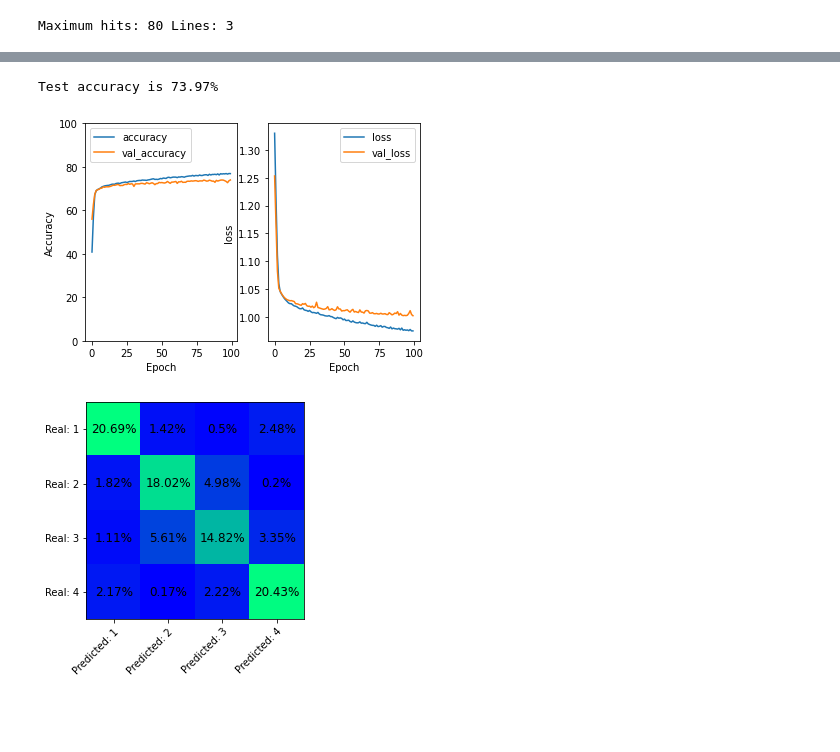
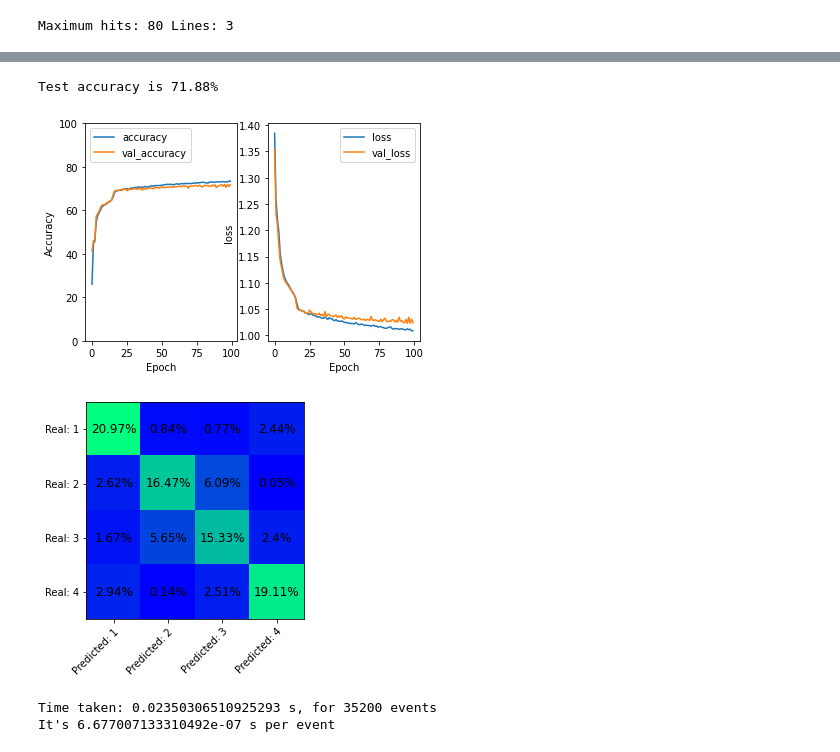
Before and after one commit to NeuTron1943/MicrochannelNN, a Jupyter notebook: Experiments.ipynb, the cells around one changed output, grey strips where cells are left out. Cells and saved outputs as stored; diff of their text form; code cells hidden in the pictures; blank space fills up the shorter version.

```diff
--- a/Experiments.ipynb
+++ b/Experiments.ipynb
@@ -363,11 +367,6 @@ class NetworkConv(nn.Module):
         return t
 # %%
 # В этом блоке - сам процесс обучения
-trainDS = DatasetNN(train_labels, train_features_c)
-testDS = DatasetNN(test_labels, test_features_c)
-train_dataloader = torch.utils.data.DataLoader(trainDS, batch_size=batch_size, shuffle=True)
-test_dataloader = torch.utils.data.DataLoader(testDS, batch_size=len(testDS))
-
 net_c = NetworkConv()
 optimizer_c = optim.Adam(net_c.parameters(), lr=0.001, weight_decay=0.0001)
 
@@ -381,28 +380,29 @@ total_val_accuracy_c = []
 
 # Learning process
 for epoch in range(number_of_epoches_conv):
-    total_correct_c = 0
+    total_correct = 0
     t_loss = 0.0
-    for batch in train_dataloader:
-        batch_labels = batch['label']
+    for batch in trDL:
+        batch_labels = batch['label'].type(torch.LongTensor)
         batch_features = batch['feature']
 
-        predicted_c = net_c(batch_features)
-        loss_c = F.cross_entropy(predicted_c, batch_labels, loss_weights_c)
+        predicted = net_c(batch_features)
+        loss = F.cross_entropy(predicted, batch_labels, loss_weights_c)
         optimizer_c.zero_grad()
-        loss_c.backward()
+        loss.backward()
         optimizer_c.step()
-        t_loss += (loss_c.item() * batch_size / len(trainDS))
-        total_correct_c += get_correct_predictions(predicted_c, batch_labels)
+        t_loss += (loss.item() * batch_size / len(trDS))
+        # t_loss += (loss.item() / batch_size) / len(trDS)
+        total_correct += get_correct_predictions(predicted, batch_labels)
 
     print("Epoch: {:4d} |---> loss is {:4.10f}, total correct predictions: {:5d}, its {:.3f}%"
-      .format(epoch, t_loss, total_correct_c, total_correct_c*100/train_features_c.shape[0]))
+      .format(epoch, t_loss, total_correct, total_correct*100/train_features.shape[0]))
 
     with torch.no_grad():  # record loss and accuracy info for plots
         total_loss_c.append(t_loss)
-        total_accuracy_c.append(total_correct_c*100/train_features_c.shape[0])
+        total_accuracy_c.append(total_correct*100/train_features.shape[0])
 
-        test_preds_c = net_c(test_features_c)
-        total_val_loss_c.append(F.cross_entropy(test_preds_c, test_labels, loss_weights_c).item())
-        total_val_accuracy_c.append(get_correct_predictions(test_preds_c, test_labels)*100/test_features_c.shape[0])
+        test_preds = net_c(test_features)
+        total_val_loss_c.append(F.cross_entropy(test_preds, test_labels, loss_weights_c).item())
+        total_val_accuracy_c.append(get_correct_predictions(test_preds, test_labels)*100/test_features.shape[0])
 # %% [output]
@@ -442,40 +442,52 @@ with torch.no_grad():
     plt.legend(loc='upper right')
 
 
-    test_predictions_c = net_c(test_features_c)
+    test_predictions_c = net_c(test_features)
     test_correct_predictions_c = get_correct_predictions(test_predictions_c, test_labels)
-    test_accuracy = test_correct_predictions_c * 100 /test_features_c.shape[0]
-    print("Test accuracy is {:2.2f}%" .format(test_accuracy))
+    test_accuracy_c = test_correct_predictions_c * 100 /test_features.shape[0]
+    print("Test accuracy is {:2.2f}%" .format(test_accuracy_c))
 
     with open('some_results.txt', 'a') as batch_results:
-        batch_results.write('| {:7d}     | {:7d}     | {:7.2f}  |\n'.format(batch_size, number_of_epoches_conv, test_accuracy))
+        batch_results.write('| {:7d}     | {:7d}     | {:7.2f}  |\n'.format(batch_size, number_of_epoches_conv, test_accuracy_c))
 
     # Creating of confusion matrix
     stacked_c = torch.stack((test_labels, test_predictions_c.argmax(dim=1)), dim=1)
     confusion_matrix_c = torch.zeros((number_of_groups,number_of_groups), dtype=torch.int32)
     # horizontal axis - predicted, vertical - true
     for row in stacked_c:
         confusion_matrix_c[row[0].item()][row[1].item()] += 1     # row is target, column - predicted
 
 
     fig, ax = plt.subplots()
     im = ax.imshow(confusion_matrix_c, cmap='winter')
 
     ax.set_xticks(np.arange(confusion_matrix_c.shape[0]))
     ax.set_yticks(np.arange(confusion_matrix_c.shape[1]))
     x_labels = []
     y_labels = []
     for i in range(confusion_matrix_c.shape[0]):
         x_labels.append('Predicted: '+ str(i + 1))
         y_labels.append('Real: ' + str(i + 1))
     ax.set_xticklabels(x_labels)
     ax.set_yticklabels(y_labels)
     plt.setp(ax.get_xticklabels(), rotation=45, ha="right", rotation_mode="anchor")
 
     for i in range(confusion_matrix_c.shape[0]):
         for j in range(confusion_matrix_c.shape[1]):
-            text = ax.text(j, i, str(round(confusion_matrix_c[i][j].item()*100/test_features_c.shape[0],2)) + '%', ha="center", va="center", size=12)
+            text = ax.text(j, i, str(round(confusion_matrix_c[i][j].item()*100/test_features.shape[0],2)) + '%', ha="center", va="center", size=12)
 # %% [output]
-Test accuracy is 73.97%
+Test accuracy is 71.88%
-[figure, old version]
+[figure, new version]
-[figure, old version]
+[figure, new version]
+# %%
+# Оценка времени работы
+s = 35200
+time_test_features = train_features[:s]
+start_time = time.time()
+res = net(time_test_features)
+res_time = time.time() - start_time
+print("Time taken: {} s, for {} events".format(res_time, s))
+print("It's {} s per event".format(res_time/s))
+# %% [output]
+Time taken: 0.02350306510925293 s, for 35200 events
+It's 6.677007133310492e-07 s per event
```
Also changed, not shown: parts of 7 cells of this notebook, 5 other files.
